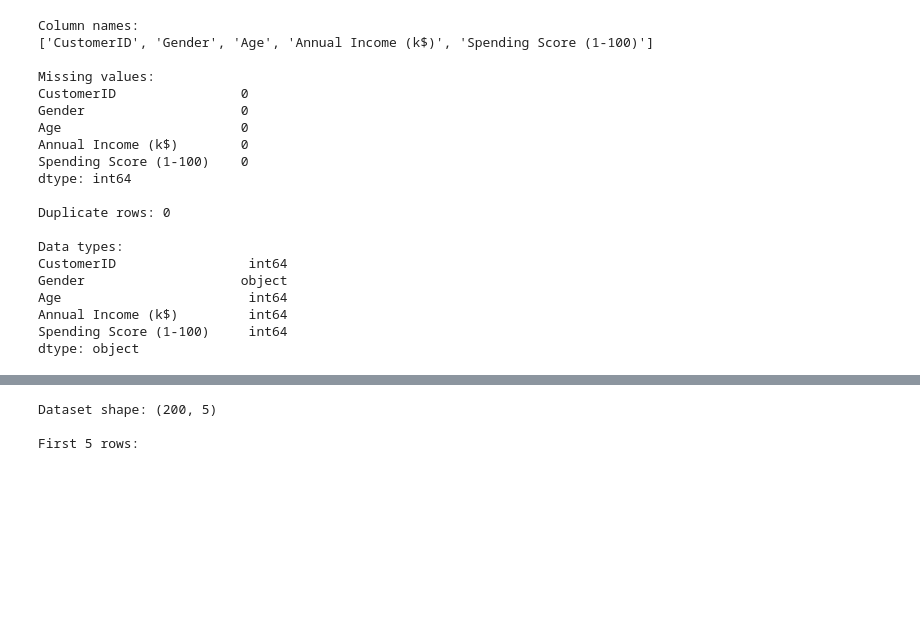
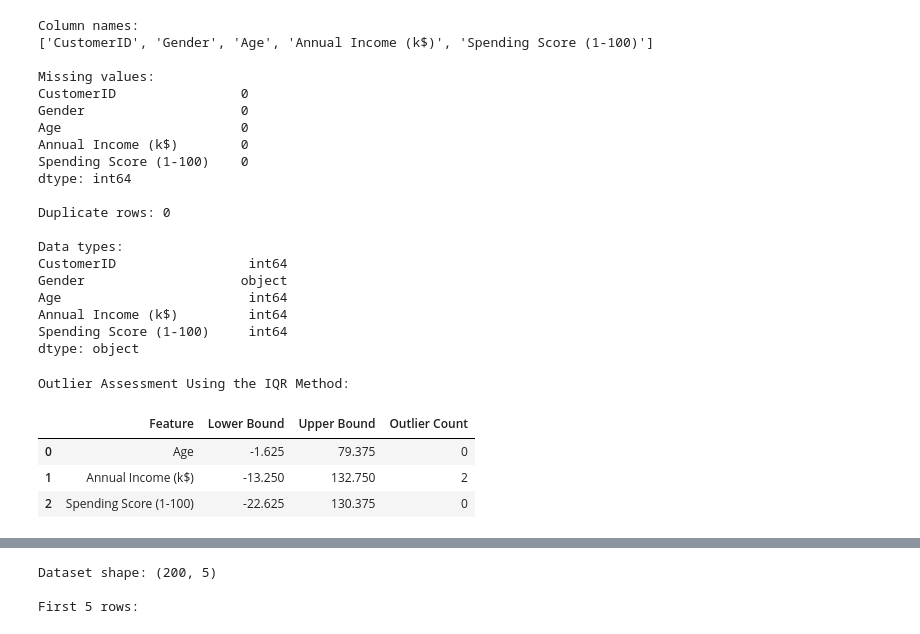
Before and after one commit to bearivera0602-svg/Clustering_Activity-ML, a Jupyter notebook: KMeans_Clustering_Activity.ipynb, the cells around one changed output, grey strips where cells are left out. Saved outputs shown, nothing was run; the diff lists cells and outputs as text; code cells hidden in the pictures; blank space fills up the shorter version.

```diff
--- a/KMeans_Clustering_Activity.ipynb
+++ b/KMeans_Clustering_Activity.ipynb
@@ -61,3 +75,43 @@ Age                        int64
 Annual Income (k$)         int64
 Spending Score (1-100)     int64
 dtype: object
+# %%
+# OUTLIER ASSESSMENT USING THE IQR METHOD
+
+numerical_cols = [
+    "Age",
+    "Annual Income (k$)",
+    "Spending Score (1-100)"
+]
+
+outlier_summary = []
+
+for col in numerical_cols:
+    Q1 = df[col].quantile(0.25)
+    Q3 = df[col].quantile(0.75)
+    IQR = Q3 - Q1
+
+    lower_bound = Q1 - 1.5 * IQR
+    upper_bound = Q3 + 1.5 * IQR
+
+    outlier_count = (
+        (df[col] < lower_bound) | (df[col] > upper_bound)
+    ).sum()
+
+    outlier_summary.append({
+        "Feature": col,
+        "Lower Bound": lower_bound,
+        "Upper Bound": upper_bound,
+        "Outlier Count": outlier_count
+    })
+
+outlier_df = pd.DataFrame(outlier_summary)
+
+print("Outlier Assessment Using the IQR Method:")
+display(outlier_df)
+# %% [output]
+Outlier Assessment Using the IQR Method:
+|  | Feature | Lower Bound | Upper Bound | Outlier Count |
+| 0 | Age | -1.625 | 79.375 | 0 |
+| 1 | Annual Income (k$) | -13.250 | 132.750 | 2 |
+| 2 | Spending Score (1-100) | -22.625 | 130.375 | 0 |
```
Also changed, not shown: parts of 8 cells of this notebook, 2 other files.
